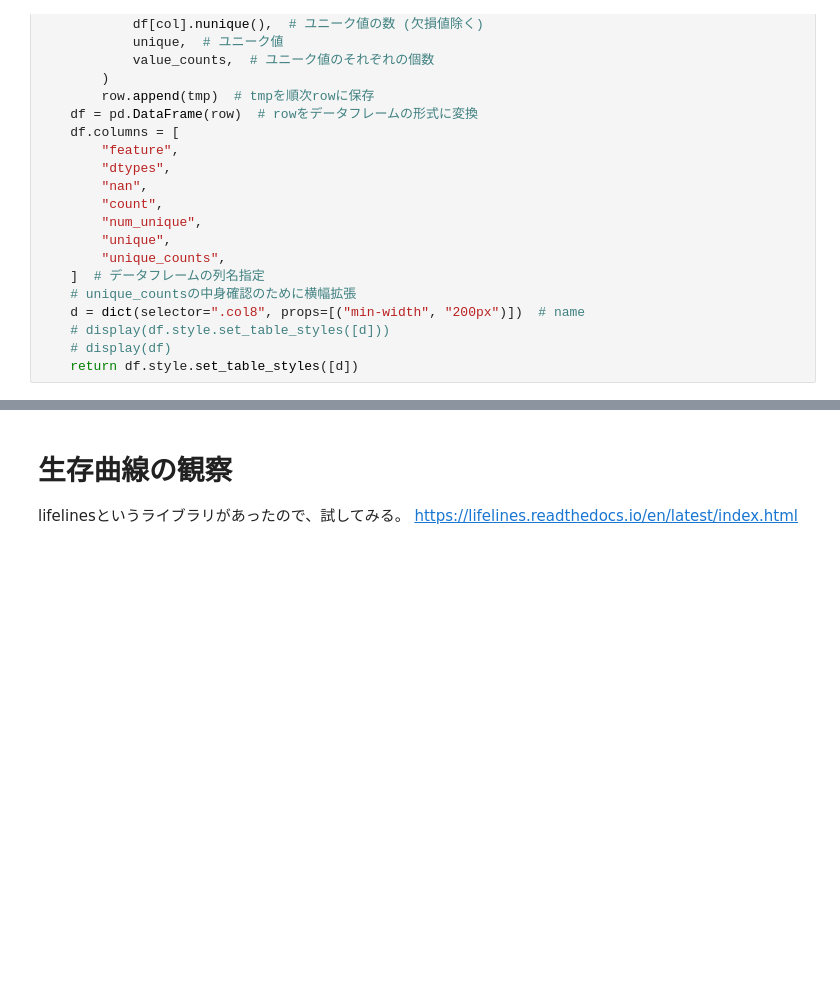
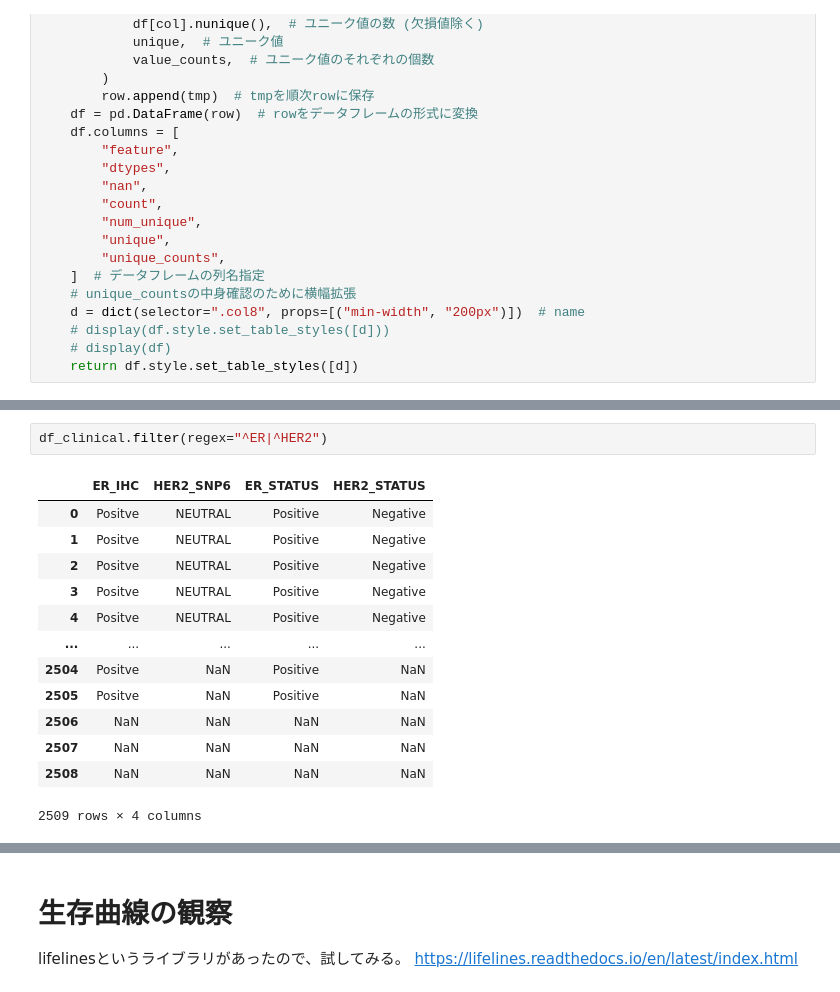
Before and after one commit to mono-clone/breast_cancer_analytics, a Jupyter notebook: notebooks/1.0-EDA-clinical.ipynb, the cells around one changed output, grey strips where cells are left out. Saved outputs shown, nothing was run; the diff lists cells and outputs as text; blank space fills up the shorter version.

```diff
--- a/notebooks/1.0-EDA-clinical.ipynb
+++ b/notebooks/1.0-EDA-clinical.ipynb
@@ -224,0 +103,16 @@ df_MTST.to_pickle(config.INTERIM_PICKLE_EDA_DIR + "/df_MTST.pkl")
+# %%
+df_clinical.filter(regex="^ER|^HER2")
+# %% [output]
+|  | ER_IHC | HER2_SNP6 | ER_STATUS | HER2_STATUS |
+| 0 | Positve | NEUTRAL | Positive | Negative |
+| 1 | Positve | NEUTRAL | Positive | Negative |
+| 2 | Positve | NEUTRAL | Positive | Negative |
+| 3 | Positve | NEUTRAL | Positive | Negative |
+| 4 | Positve | NEUTRAL | Positive | Negative |
+| ... | ... | ... | ... | ... |
+| 2504 | Positve | NaN | Positive | NaN |
+| 2505 | Positve | NaN | Positive | NaN |
+| 2506 | NaN | NaN | NaN | NaN |
+| 2507 | NaN | NaN | NaN | NaN |
+| 2508 | NaN | NaN | NaN | NaN |
+2509 rows × 4 columns
```
Also changed, not shown: parts of 21 cells of this notebook, 11 other files.
